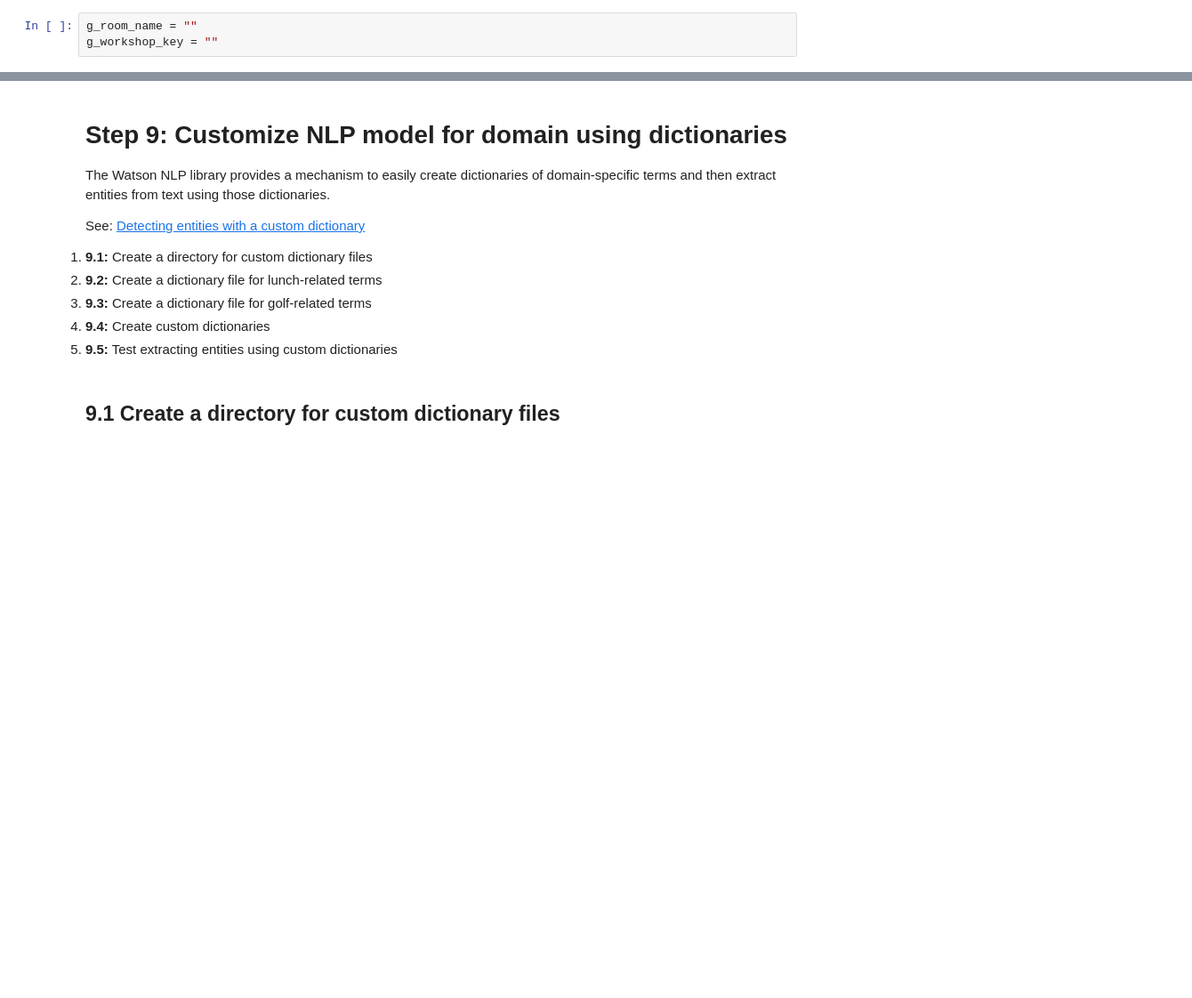
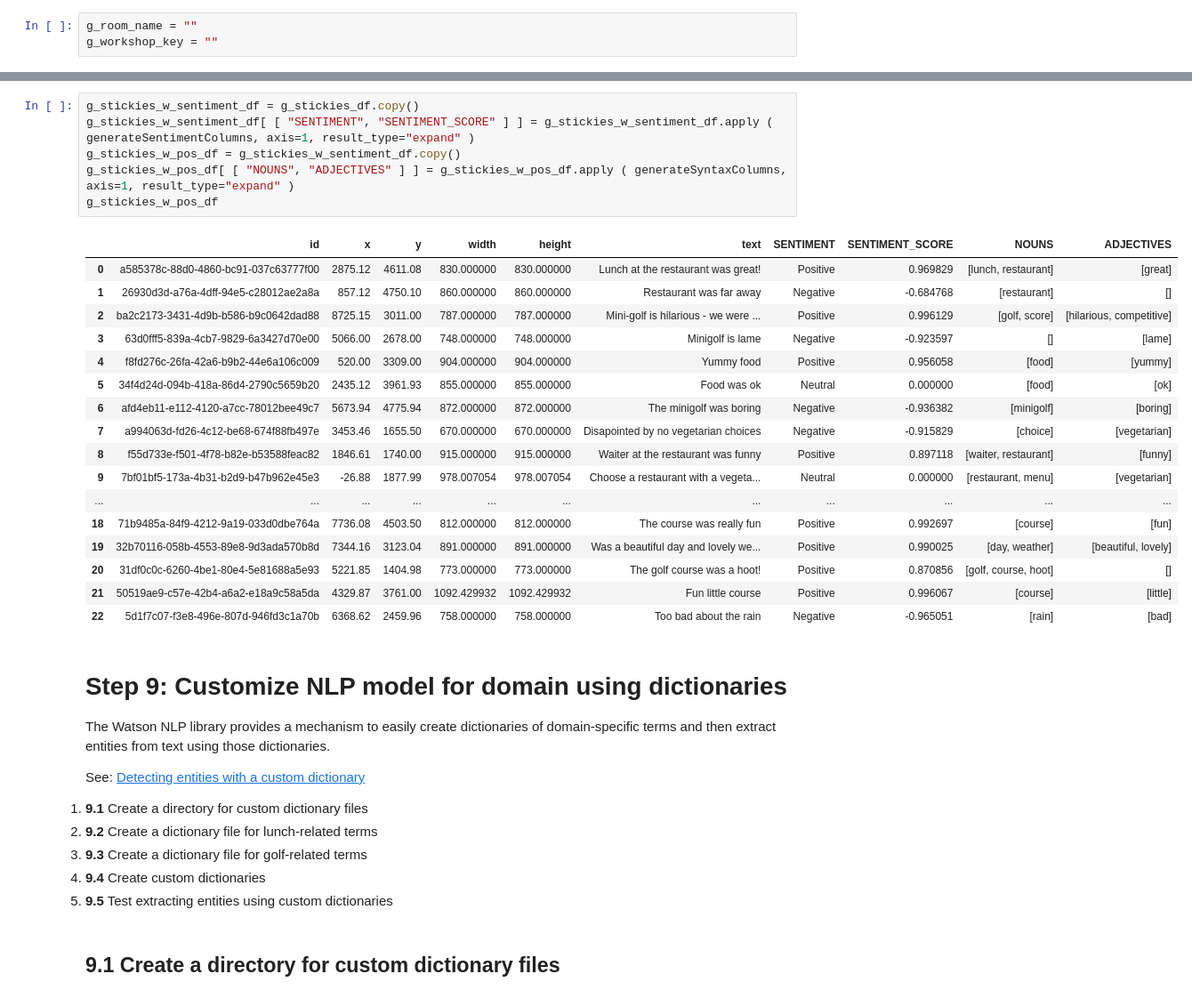
Before and after one commit to spackows/MURAL-API-Samples, a Jupyter notebook: notebooks/WEAVESPHERE-2022-Workshop-Part-2-of-2.ipynb, the cells around one changed output, grey strips where cells are left out. Shown at 89% size. Drawn from its saved outputs; the diff is of its cells as text; blank space fills up the shorter version.

```diff
--- a/notebooks/WEAVESPHERE-2022-Workshop-Part-2-of-2.ipynb
+++ b/notebooks/WEAVESPHERE-2022-Workshop-Part-2-of-2.ipynb
@@ -69,3 +140,27 @@ g_stickies_w_pos_df.head()
+# %%
+g_stickies_w_sentiment_df = g_stickies_df.copy()
+g_stickies_w_sentiment_df[ [ "SENTIMENT", "SENTIMENT_SCORE" ] ] = g_stickies_w_sentiment_df.apply ( generateSentimentColumns, axis=1, result_type="expand" )
+g_stickies_w_pos_df = g_stickies_w_sentiment_df.copy()
+g_stickies_w_pos_df[ [ "NOUNS", "ADJECTIVES" ] ] = g_stickies_w_pos_df.apply ( generateSyntaxColumns, axis=1, result_type="expand" )
+g_stickies_w_pos_df
+# %% [output]
+|  | id | x | y | width | height | text | SENTIMENT | SENTIMENT_SCORE | NOUNS | ADJECTIVES |
+| 0 | a585378c-88d0-4860-bc91-037c63777f00 | 2875.12 | 4611.08 | 830.000000 | 830.000000 | Lunch at the restaurant was great! | Positive | 0.969829 | [lunch, restaurant] | [great] |
+| 1 | 26930d3d-a76a-4dff-94e5-c28012ae2a8a | 857.12 | 4750.10 | 860.000000 | 860.000000 | Restaurant was far away | Negative | -0.684768 | [restaurant] | [] |
+| 2 | ba2c2173-3431-4d9b-b586-b9c0642dad88 | 8725.15 | 3011.00 | 787.000000 | 787.000000 | Mini-golf is hilarious - we were ... | Positive | 0.996129 | [golf, score] | [hilarious, competitive] |
+| 3 | 63d0fff5-839a-4cb7-9829-6a3427d70e00 | 5066.00 | 2678.00 | 748.000000 | 748.000000 | Minigolf is lame | Negative | -0.923597 | [] | [lame] |
+| 4 | f8fd276c-26fa-42a6-b9b2-44e6a106c009 | 520.00 | 3309.00 | 904.000000 | 904.000000 | Yummy food | Positive | 0.956058 | [food] | [yummy] |
+| 5 | 34f4d24d-094b-418a-86d4-2790c5659b20 | 2435.12 | 3961.93 | 855.000000 | 855.000000 | Food was ok | Neutral | 0.000000 | [food] | [ok] |
+| 6 | afd4eb11-e112-4120-a7cc-78012bee49c7 | 5673.94 | 4775.94 | 872.000000 | 872.000000 | The minigolf was boring | Negative | -0.936382 | [minigolf] | [boring] |
+| 7 | a994063d-fd26-4c12-be68-674f88fb497e | 3453.46 | 1655.50 | 670.000000 | 670.000000 | Disapointed by no vegetarian choices | Negative | -0.915829 | [choice] | [vegetarian] |
+| 8 | f55d733e-f501-4f78-b82e-b53588feac82 | 1846.61 | 1740.00 | 915.000000 | 915.000000 | Waiter at the restaurant was funny | Positive | 0.897118 | [waiter, restaurant] | [funny] |
+| 9 | 7bf01bf5-173a-4b31-b2d9-b47b962e45e3 | -26.88 | 1877.99 | 978.007054 | 978.007054 | Choose a restaurant with a vegeta... | Neutral | 0.000000 | [restaurant, menu] | [vegetarian] |
+| ... | ... | ... | ... | ... | ... | ... | ... | ... | ... | ... |
+| 18 | 71b9485a-84f9-4212-9a19-033d0dbe764a | 7736.08 | 4503.50 | 812.000000 | 812.000000 | The course was really fun | Positive | 0.992697 | [course] | [fun] |
+| 19 | 32b70116-058b-4553-89e8-9d3ada570b8d | 7344.16 | 3123.04 | 891.000000 | 891.000000 | Was a beautiful day and lovely we... | Positive | 0.990025 | [day, weather] | [beautiful, lovely] |
+| 20 | 31df0c0c-6260-4be1-80e4-5e81688a5e93 | 5221.85 | 1404.98 | 773.000000 | 773.000000 | The golf course was a hoot! | Positive | 0.870856 | [golf, course, hoot] | [] |
+| 21 | 50519ae9-c57e-42b4-a6a2-e18a9c58a5da | 4329.87 | 3761.00 | 1092.429932 | 1092.429932 | Fun little course | Positive | 0.996067 | [course] | [little] |
+| 22 | 5d1f7c07-f3e8-496e-807d-946fd3c1a70b | 6368.62 | 2459.96 | 758.000000 | 758.000000 | Too bad about the rain | Negative | -0.965051 | [rain] | [bad] |
 # %% [markdown]
 # Step 9: Customize NLP model for domain using dictionaries
 
@@ -74,11 +169,11 @@ The Watson NLP library provides a mechanism to easily create dictionaries of dom
 See: [Detecting entities with a custom dictionary](https://dataplatform.cloud.ibm.com/docs/content/wsj/analyze-data/watson-nlp-entities-dict.html?context=cpdaas&audience=wdp)
 
 <ol style="list-style: none; margin: 20px 0px 0px 0px; padding: 0px">
-<li style="margin: 0px 0px 3px 0px;"><b>9.1:</b> Create a directory for custom dictionary files</li>
-<li style="margin: 0px 0px 3px 0px;"><b>9.2:</b> Create a dictionary file for lunch-related terms</li>
-<li style="margin: 0px 0px 3px 0px;"><b>9.3:</b> Create a dictionary file for golf-related terms</li>
-<li style="margin: 0px 0px 3px 0px;"><b>9.4:</b> Create custom dictionaries</li>
-<li style="margin: 0px 0px 3px 0px;"><b>9.5:</b> Test extracting entities using custom dictionaries</li>
+<li style="margin: 0px 0px 3px 0px;"><b>9.1</b> Create a directory for custom dictionary files</li>
+<li style="margin: 0px 0px 3px 0px;"><b>9.2</b> Create a dictionary file for lunch-related terms</li>
+<li style="margin: 0px 0px 3px 0px;"><b>9.3</b> Create a dictionary file for golf-related terms</li>
+<li style="margin: 0px 0px 3px 0px;"><b>9.4</b> Create custom dictionaries</li>
+<li style="margin: 0px 0px 3px 0px;"><b>9.5</b> Test extracting entities using custom dictionaries</li>
 </ol>
 # %% [markdown]
 ## 9.1 Create a directory for custom dictionary files
```
Also changed, not shown: parts of 31 cells of this notebook.
